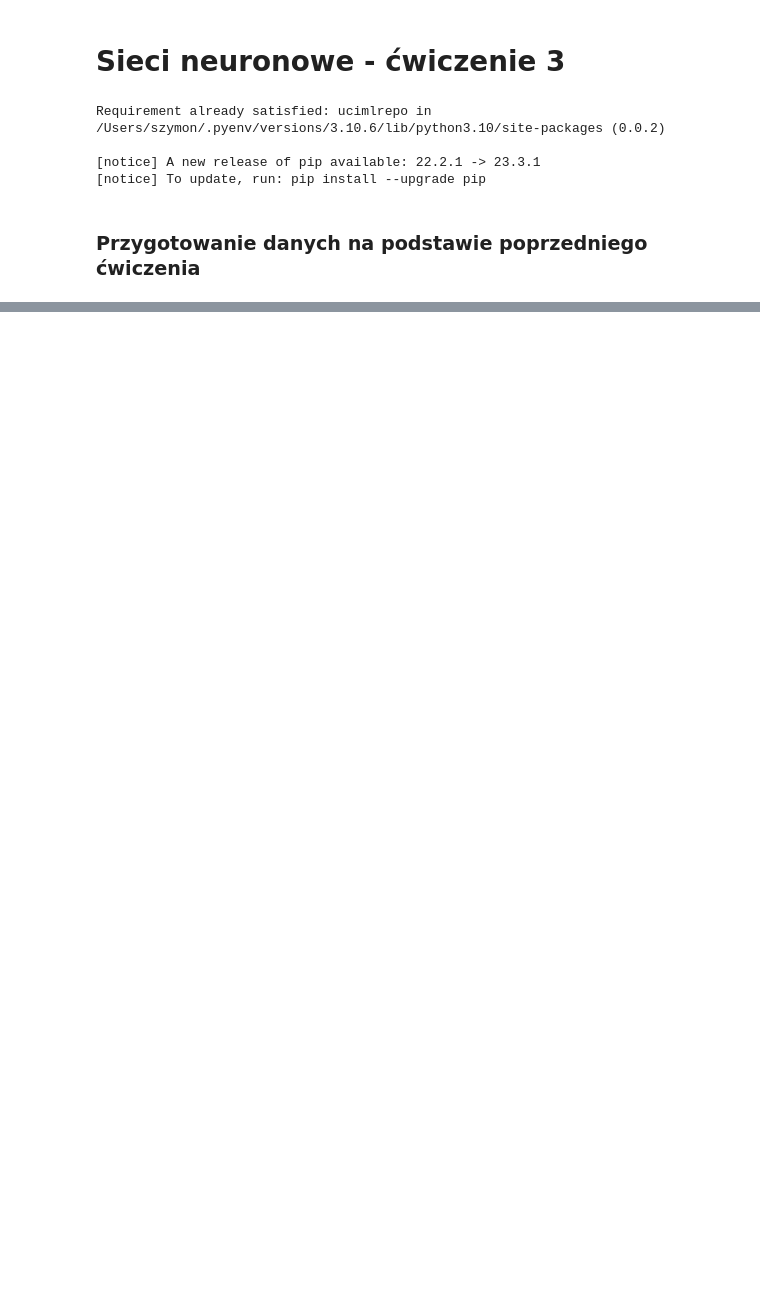
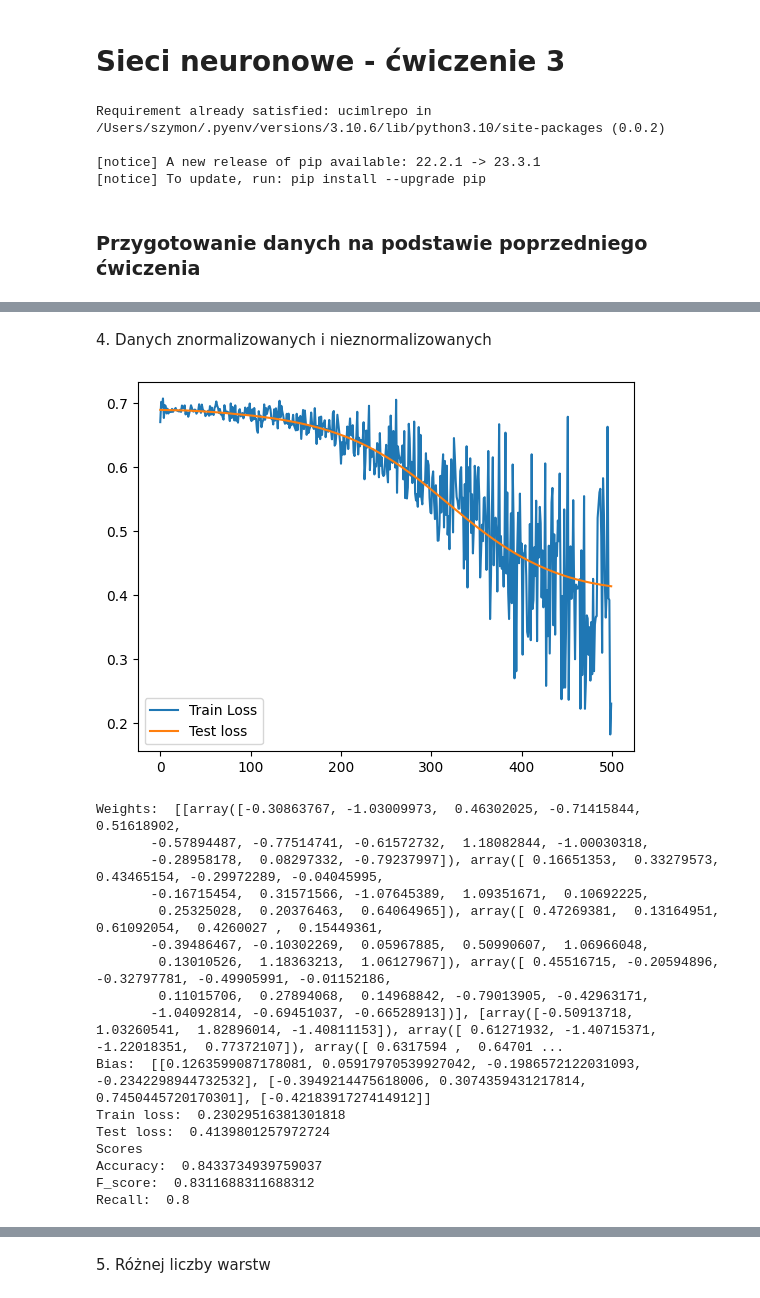
Before and after one commit to SzymonSawczuk/neural-networks, a Jupyter notebook: lab3/Ćwiczenie_3_Szymon_Sawczuk_260287.ipynb, the cells around one changed output, grey strips where cells are left out. Drawn from its saved outputs; the diff is of its cells as text; code cells hidden in the pictures; blank space fills up the shorter version.

```diff
--- a/lab3/Ćwiczenie_3_Szymon_Sawczuk_260287.ipynb
+++ b/lab3/Ćwiczenie_3_Szymon_Sawczuk_260287.ipynb
@@ -346,0 +398,31 @@ x_train.shape[0]
+# %% [markdown]
+<p>4. Danych znormalizowanych i nieznormalizowanych</p>
+# %%
+features_n_std = n_std_result.loc[:, result.columns != "heart_disease"].to_numpy()
+targets_n_std = n_std_result["heart_disease"].to_numpy()
+
+x_train_n_std, y_train_n_std, x_test_n_std, y_test_n_std = train_test_split(features_n_std, targets_n_std, 70)
+
+ex8 = MultilayerNetwork(hidden2)
+ex9 = MultilayerNetwork(hidden2)
+
+r8 = ex1.optimize(x_train, y_train, x_test, y_test, 30, 0.001, max_iter, 0.5, verb=True)
+r9 = ex2.optimize(x_train_n_std, y_train_n_std, x_test_n_std, y_test_n_std, 30, 0.001, max_iter, 0.5, verb=True)
+# %% [output]
+[figure, added]
+Weights:  [[array([-0.30863767, -1.03009973,  0.46302025, -0.71415844,  0.51618902,
+       -0.57894487, -0.77514741, -0.61572732,  1.18082844, -1.00030318,
+       -0.28958178,  0.08297332, -0.79237997]), array([ 0.16651353,  0.33279573,  0.43465154, -0.29972289, -0.04045995,
+       -0.16715454,  0.31571566, -1.07645389,  1.09351671,  0.10692225,
+        0.25325028,  0.20376463,  0.64064965]), array([ 0.47269381,  0.13164951,  0.61092054,  0.4260027 ,  0.15449361,
+       -0.39486467, -0.10302269,  0.05967885,  0.50990607,  1.06966048,
+        0.13010526,  1.18363213,  1.06127967]), array([ 0.45516715, -0.20594896, -0.32797781, -0.49905991, -0.01152186,
+        0.11015706,  0.27894068,  0.14968842, -0.79013905, -0.42963171,
+       -1.04092814, -0.69451037, -0.66528913])], [array([-0.50913718,  1.03260541,  1.82896014, -1.40811153]), array([ 0.61271932, -1.40715371, -1.22018351,  0.77372107]), array([ 0.6317594 ,  0.64701 ...
+Bias:  [[0.1263599087178081, 0.05917970539927042, -0.1986572122031093, -0.2342298944732532], [-0.3949214475618006, 0.3074359431217814, 0.7450445720170301], [-0.4218391727414912]]
+Train loss:  0.23029516381301818
+Test loss:  0.4139801257972724
+Scores
+Accuracy:  0.8433734939759037
+F_score:  0.8311688311688312
+Recall:  0.8
@@ -346,0 +447,2 @@ x_train.shape[0]
+# %% [markdown]
+<p>5. Różnej liczby warstw</p>
```
Also changed, not shown: parts of 17 cells of this notebook, 1 other file.
